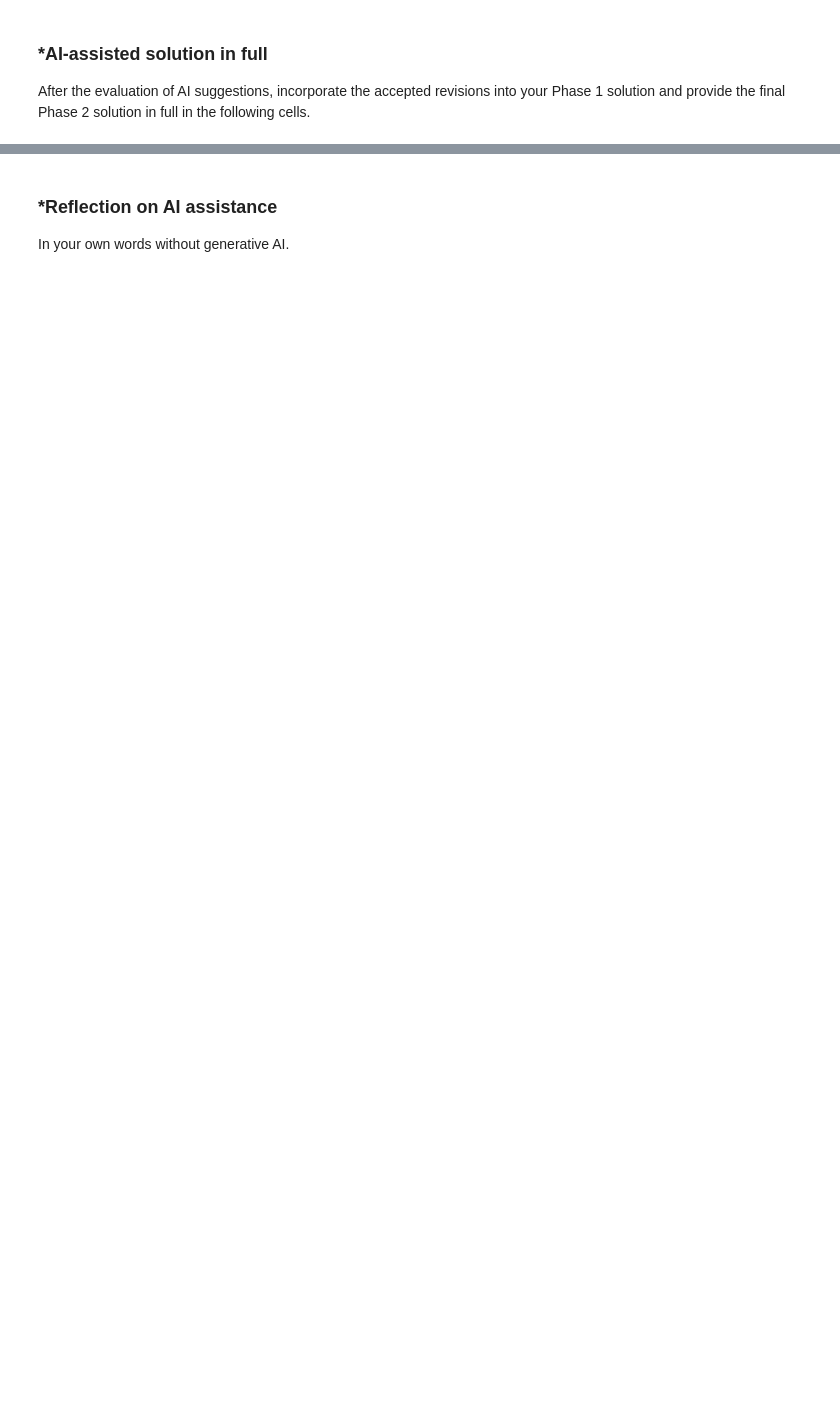
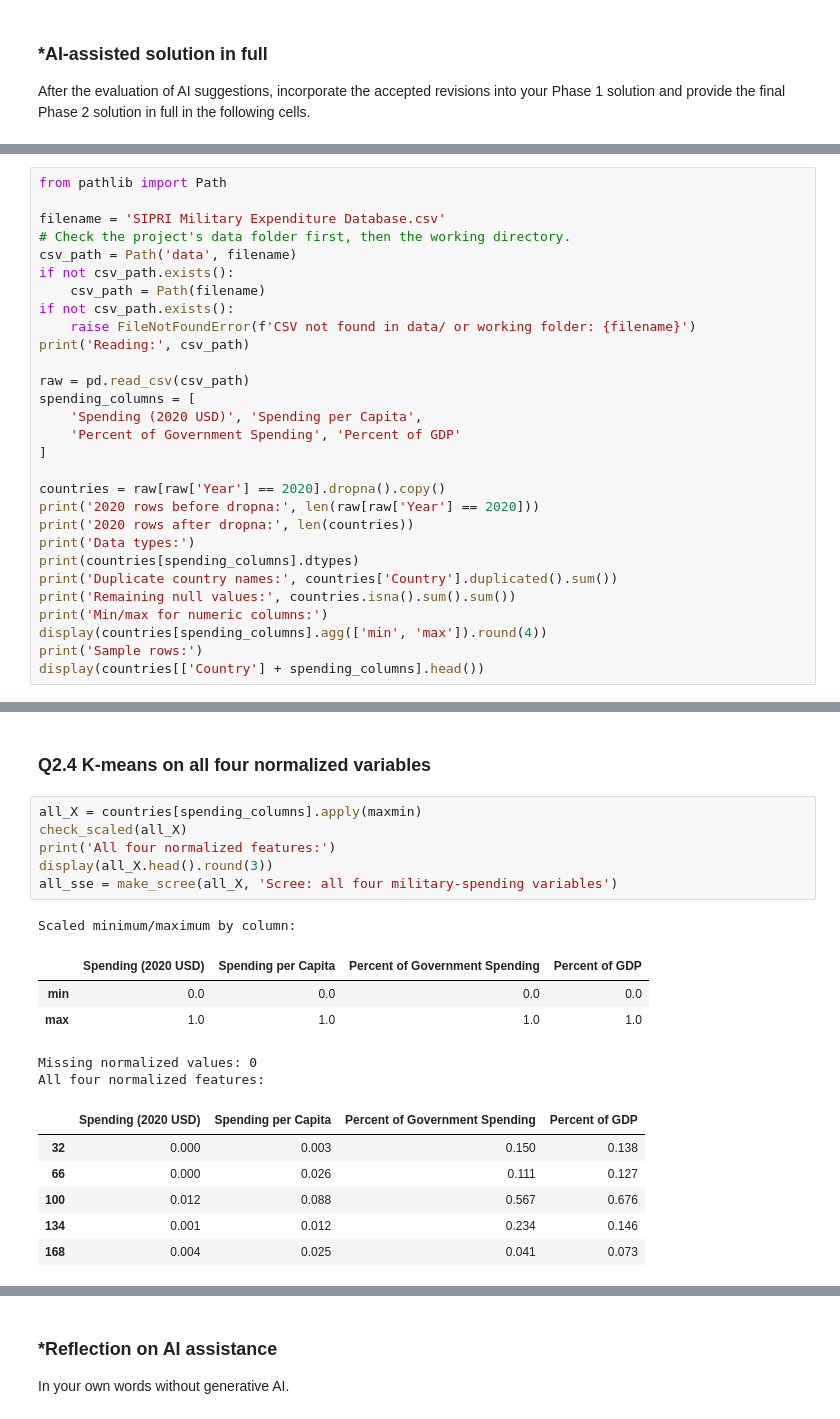
Before and after one commit to Kamal-uva/A04-clustering, a Jupyter notebook: notebook.ipynb, the cells around one changed output, grey strips where cells are left out. Cells and saved outputs as stored; diff of their text form; blank space fills up the shorter version.

```diff
--- a/notebook.ipynb
+++ b/notebook.ipynb
@@ -529,0 +609,29 @@ After the evaluation of AI suggestions, incorporate the accepted revisions into
+# %%
+from pathlib import Path
+
+filename = 'SIPRI Military Expenditure Database.csv'
+# Check the project's data folder first, then the working directory.
+csv_path = Path('data', filename)
+if not csv_path.exists():
+    csv_path = Path(filename)
+if not csv_path.exists():
+    raise FileNotFoundError(f'CSV not found in data/ or working folder: {filename}')
+print('Reading:', csv_path)
+
+raw = pd.read_csv(csv_path)
+spending_columns = [
+    'Spending (2020 USD)', 'Spending per Capita',
+    'Percent of Government Spending', 'Percent of GDP'
+]
+
+countries = raw[raw['Year'] == 2020].dropna().copy()
+print('2020 rows before dropna:', len(raw[raw['Year'] == 2020]))
+print('2020 rows after dropna:', len(countries))
+print('Data types:')
+print(countries[spending_columns].dtypes)
+print('Duplicate country names:', countries['Country'].duplicated().sum())
+print('Remaining null values:', countries.isna().sum().sum())
+print('Min/max for numeric columns:')
+display(countries[spending_columns].agg(['min', 'max']).round(4))
+print('Sample rows:')
+display(countries[['Country'] + spending_columns].head())
@@ -529,0 +876,21 @@ After the evaluation of AI suggestions, incorporate the accepted revisions into
+# %% [markdown]
+### Q2.4 K-means on all four normalized variables
+# %%
+all_X = countries[spending_columns].apply(maxmin)
+check_scaled(all_X)
+print('All four normalized features:')
+display(all_X.head().round(3))
+all_sse = make_scree(all_X, 'Scree: all four military-spending variables')
+# %% [output]
+Scaled minimum/maximum by column:
+|  | Spending (2020 USD) | Spending per Capita | Percent of Government Spending | Percent of GDP |
+| min | 0.0 | 0.0 | 0.0 | 0.0 |
+| max | 1.0 | 1.0 | 1.0 | 1.0 |
+Missing normalized values: 0
+All four normalized features:
+|  | Spending (2020 USD) | Spending per Capita | Percent of Government Spending | Percent of GDP |
+| 32 | 0.000 | 0.003 | 0.150 | 0.138 |
+| 66 | 0.000 | 0.026 | 0.111 | 0.127 |
+| 100 | 0.012 | 0.088 | 0.567 | 0.676 |
+| 134 | 0.001 | 0.012 | 0.234 | 0.146 |
+| 168 | 0.004 | 0.025 | 0.041 | 0.073 |
```
Also changed, not shown: parts of 27 cells of this notebook.
